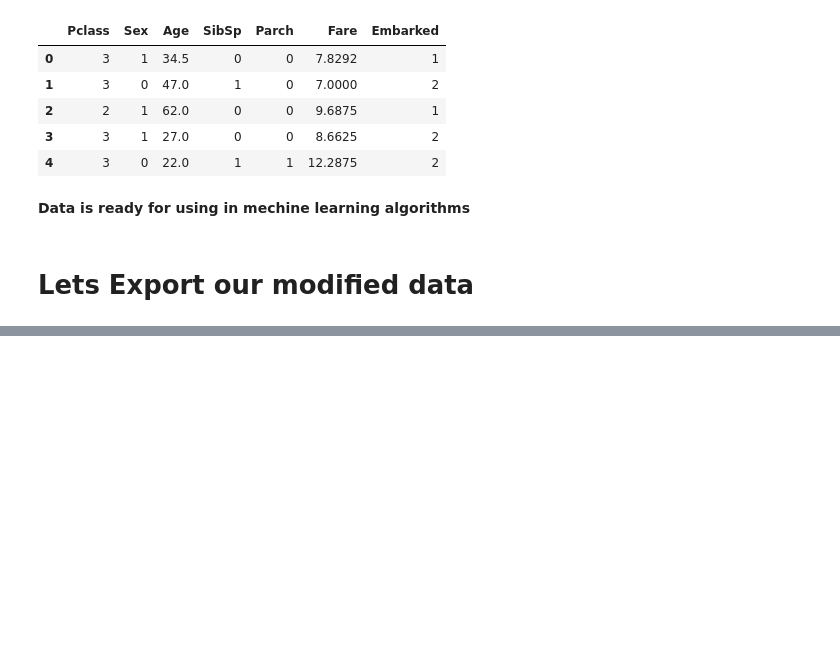
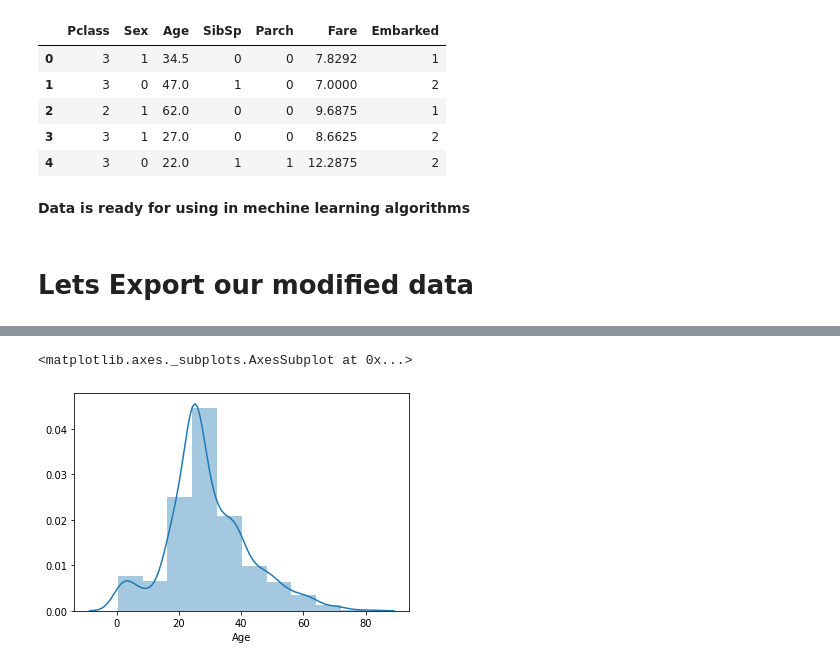
Before and after one commit to MinhazBicon/Titanic, a Jupyter notebook: Analysis.ipynb, the cells around one changed output, grey strips where cells are left out. Cells and saved outputs as stored; diff of their text form; code cells hidden in the pictures; blank space fills up the shorter version.

```diff
--- a/Analysis.ipynb
+++ b/Analysis.ipynb
@@ -415,0 +436,5 @@ test_final.to_csv('Mod_1_test.csv',index=False)
+# %%
+sns.distplot(train_modified['Age'],bins=10)
+# %% [output]
+<matplotlib.axes._subplots.AxesSubplot at 0x...>
+[figure, added]
```
Also changed, not shown: parts of 56 cells of this notebook, 3 other files.
